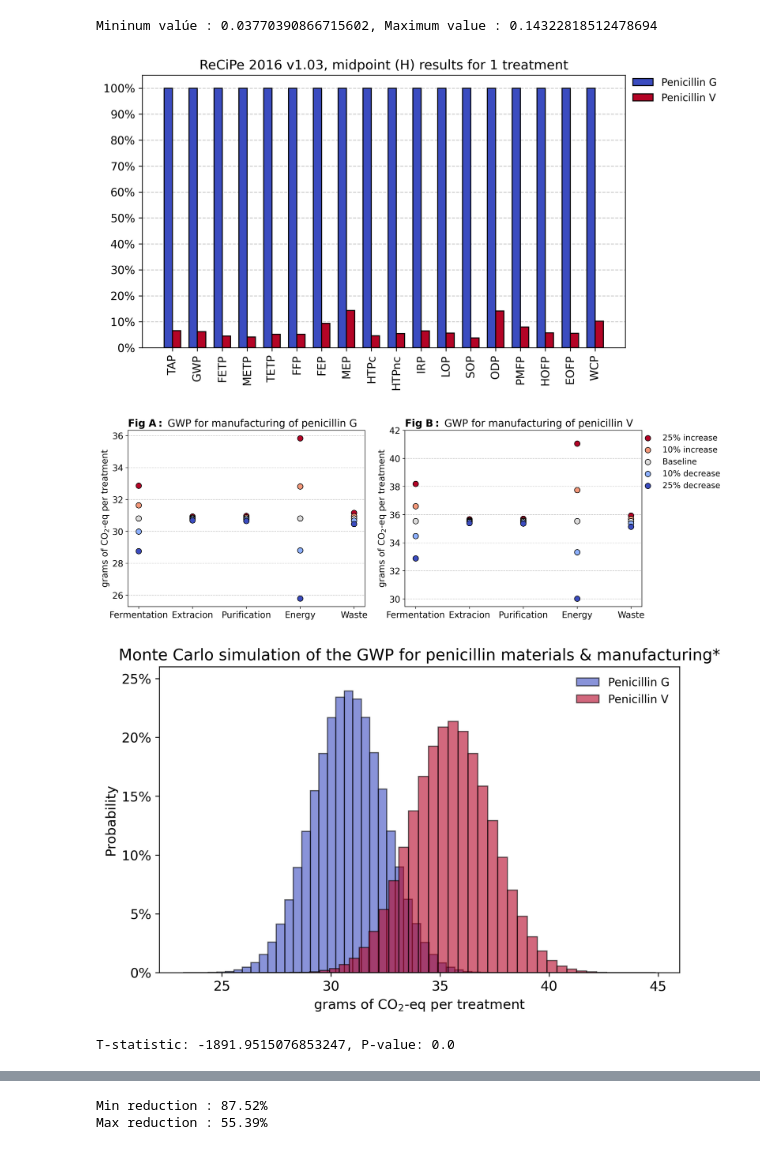
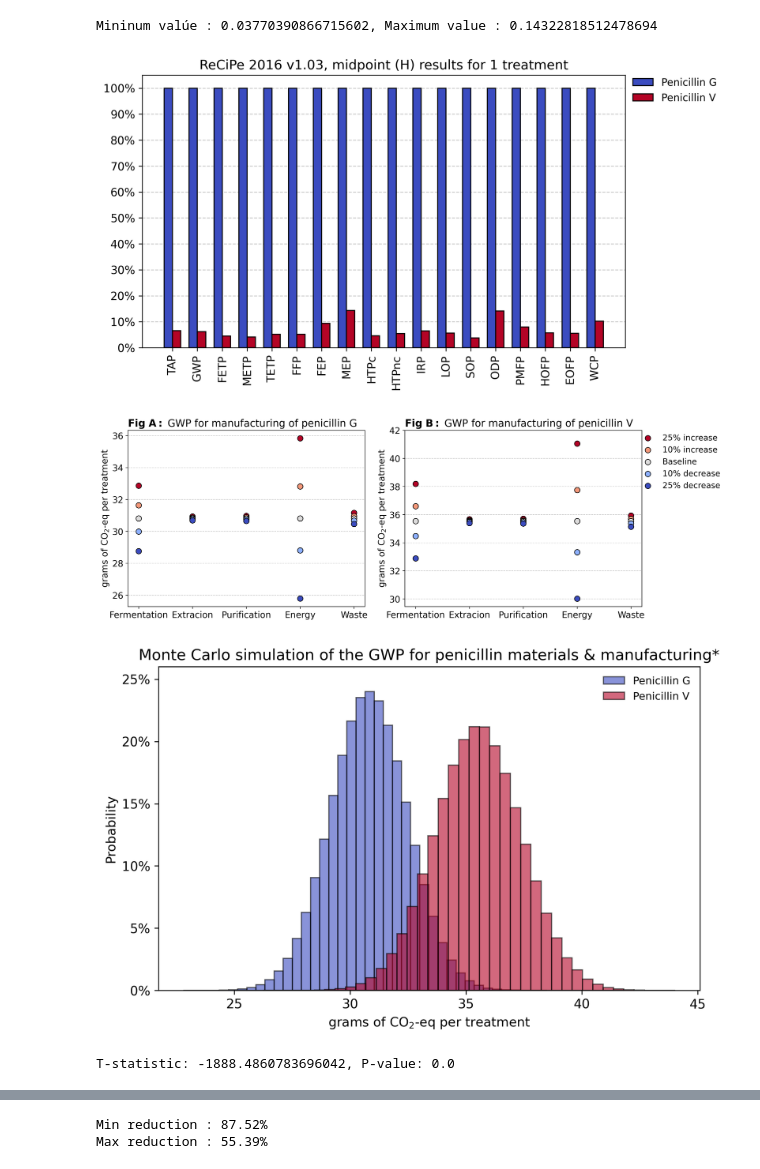
Before and after one commit to RuneWF/penicilin, a Jupyter notebook: Jupyter scripts/main.ipynb, the cells around one changed output, grey strips where cells are left out. Cells and saved outputs as stored; diff of their text form; code cells hidden in the pictures.

```diff
--- a/Jupyter scripts/main.ipynb
+++ b/Jupyter scripts/main.ipynb
@@ -26,20 +20,19 @@ from lca import LCA
 # %%
-rl.reload_lib(lib)
-rl.reload_lib(lca)
+rl.reload_lib([m, rfig, st, stc, eol])
 
 calc = False
 reload = False
 sensitivty = False
 
 
 data = rfig.create_results_figures(calc=calc, reload=reload) # Calculating the results and creating the figures
 data = st.perform_sens_uncert_analysis(mc_base=10, mc_power=6, reload=reload, calc=calc, sensitivty=sensitivty)
 # %% [output]
 Mininum valúe : 0.03770390866715602, Maximum value : 0.14322818512478694
 [figure]
 [figure]
-[figure, old version]
+[figure, new version]
-T-statistic: -1891.9515076853247, P-value: 0.0
+T-statistic: -1888.4860783696042, P-value: 0.0
 [figure]
 [figure]
 Min reduction : 87.52%
```
Also changed, not shown: parts of 7 cells of this notebook, 29 other files.
